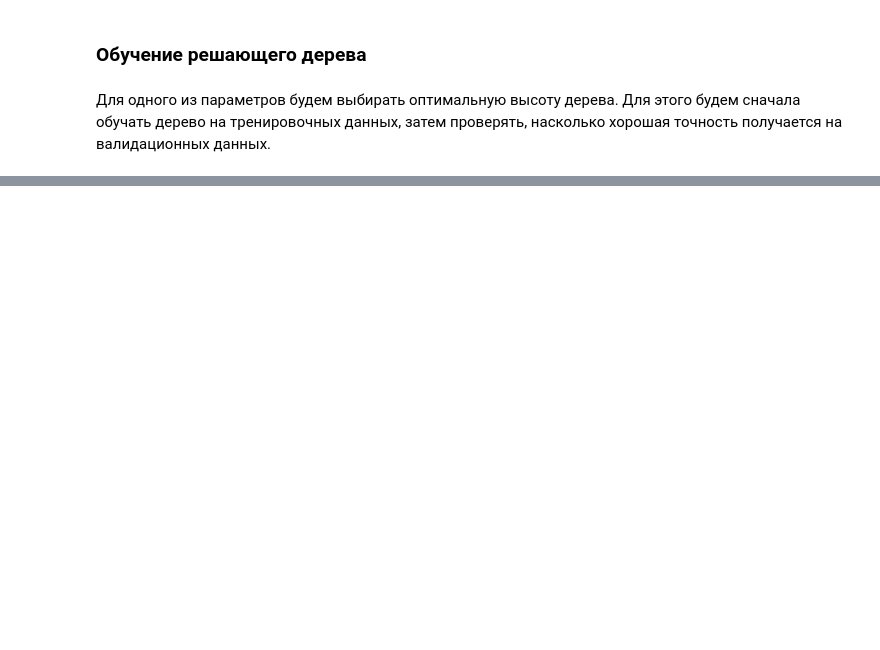
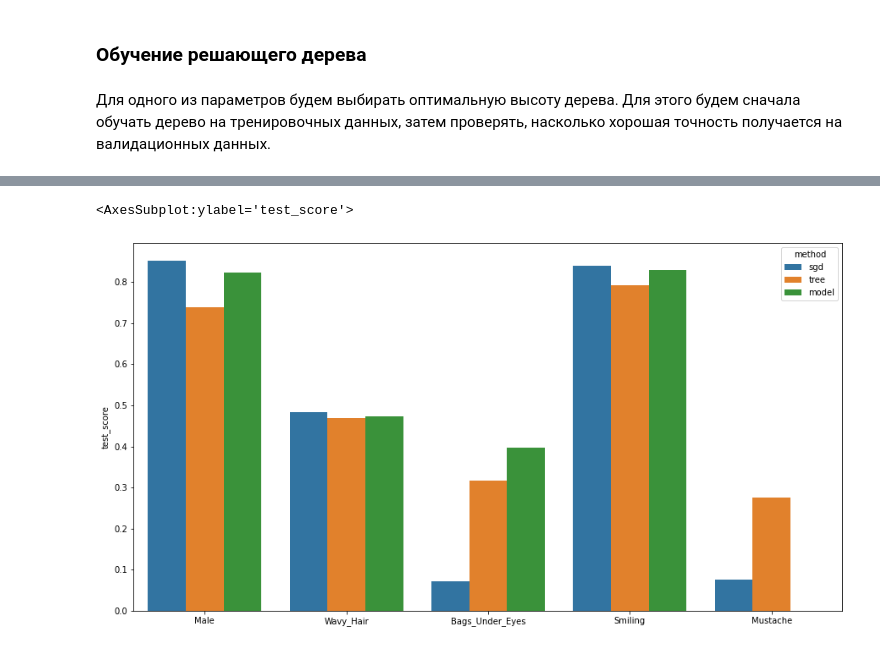
Before and after one commit to MariaZacharneva/face_attributes_recognition, a Jupyter notebook: face_attributes_recogtinion.ipynb, the cells around one changed output, grey strips where cells are left out. Cells and saved outputs as stored; diff of their text form; code cells hidden in the pictures; blank space fills up the shorter version.

```diff
--- a/face_attributes_recogtinion.ipynb
+++ b/face_attributes_recogtinion.ipynb
@@ -367,0 +611,6 @@ test f1 score:  0.27586206896551724
+# %%
+plt.figure(figsize=(15,8))
+sns.barplot(data=stats, x=stats.index, y='test_score', hue='method')
+# %% [output]
+<AxesSubplot:ylabel='test_score'>
+[figure, added]
```
Also changed, not shown: parts of 30 cells of this notebook.
